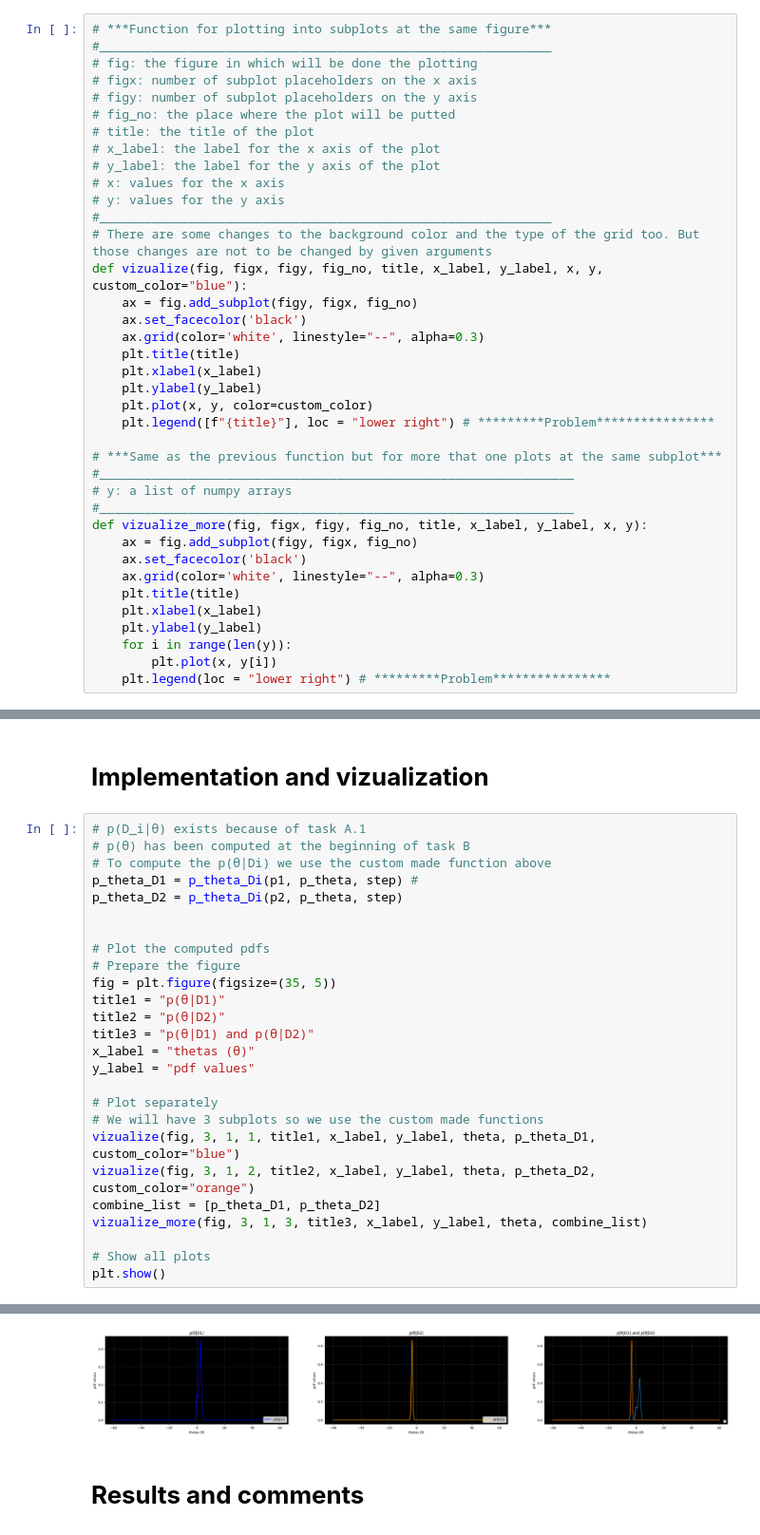
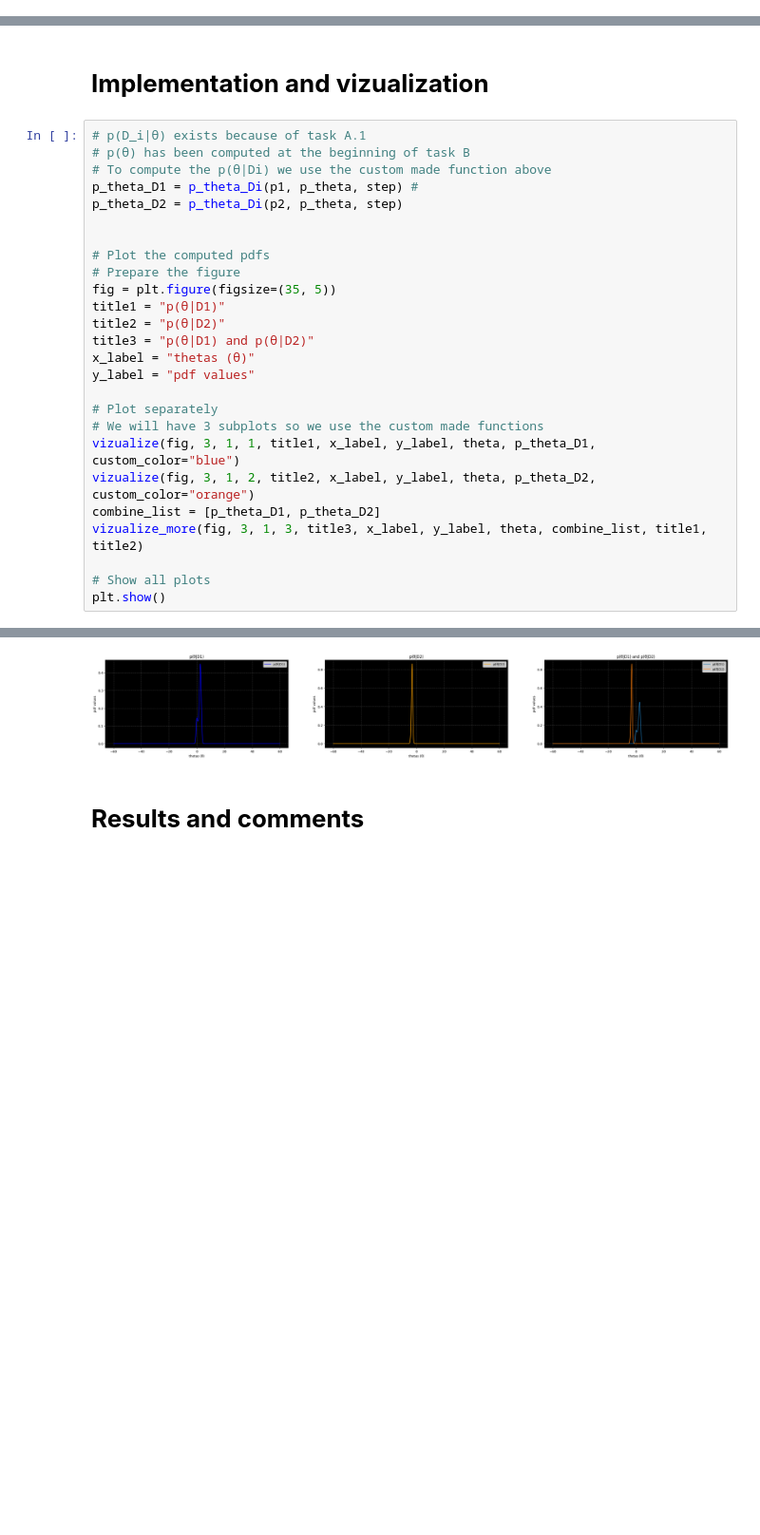
Before and after one commit to giahou2000/Gaming-statistics, a Jupyter notebook: gaming_company.ipynb, the cells around one changed output, grey strips where cells are left out. Shown at 95% size. Saved outputs shown, nothing was run; the diff lists cells and outputs as text; blank space fills up the shorter version.

```diff
--- a/gaming_company.ipynb
+++ b/gaming_company.ipynb
@@ -174,41 +226,3 @@ plt.show()
-# %%
-# ***Function for plotting into subplots at the same figure***
-#_____________________________________________________________
-# fig: the figure in which will be done the plotting
-# figx: number of subplot placeholders on the x axis
-# figy: number of subplot placeholders on the y axis
-# fig_no: the place where the plot will be putted
-# title: the title of the plot
-# x_label: the label for the x axis of the plot
-# y_label: the label for the y axis of the plot
-# x: values for the x axis
-# y: values for the y axis
-#_____________________________________________________________
-# There are some changes to the background color and the type of the grid too. But those changes are not to be changed by given arguments
-def vizualize(fig, figx, figy, fig_no, title, x_label, y_label, x, y, custom_color="blue"):
-    ax = fig.add_subplot(figy, figx, fig_no)
-    ax.set_facecolor('black')
-    ax.grid(color='white', linestyle="--", alpha=0.3)
-    plt.title(title)
-    plt.xlabel(x_label)
-    plt.ylabel(y_label)
-    plt.plot(x, y, color=custom_color)
-    plt.legend([f"{title}"], loc = "lower right") # *********Problem****************
-
-# ***Same as the previous function but for more that one plots at the same subplot***
-#________________________________________________________________
-# y: a list of numpy arrays
-#________________________________________________________________
-def vizualize_more(fig, figx, figy, fig_no, title, x_label, y_label, x, y):
-    ax = fig.add_subplot(figy, figx, fig_no)
-    ax.set_facecolor('black')
-    ax.grid(color='white', linestyle="--", alpha=0.3)
-    plt.title(title)
-    plt.xlabel(x_label)
-    plt.ylabel(y_label)
-    for i in range(len(y)):
-        plt.plot(x, y[i])
-    plt.legend(loc = "lower right") # *********Problem****************
 # %% [markdown]
 ![ p(θ)](Part_B.jpg)
 # %%
@@ -294,7 +308,7 @@ y_label = "pdf values"
 vizualize(fig, 3, 1, 1, title1, x_label, y_label, theta, p_theta_D1, custom_color="blue")
 vizualize(fig, 3, 1, 2, title2, x_label, y_label, theta, p_theta_D2, custom_color="orange")
 combine_list = [p_theta_D1, p_theta_D2]
-vizualize_more(fig, 3, 1, 3, title3, x_label, y_label, theta, combine_list)
+vizualize_more(fig, 3, 1, 3, title3, x_label, y_label, theta, combine_list, title1, title2)
 
 # Show all plots
 plt.show()
@@ -303,4 +316,4 @@ No artists with labels found to put in legend.  Note that artists whose label st
-[figure, old version]
+[figure, new version]
 # %% [markdown]
 # **Results and comments**
 # %% [markdown]
```
Also changed, not shown: parts of 6 cells of this notebook.
